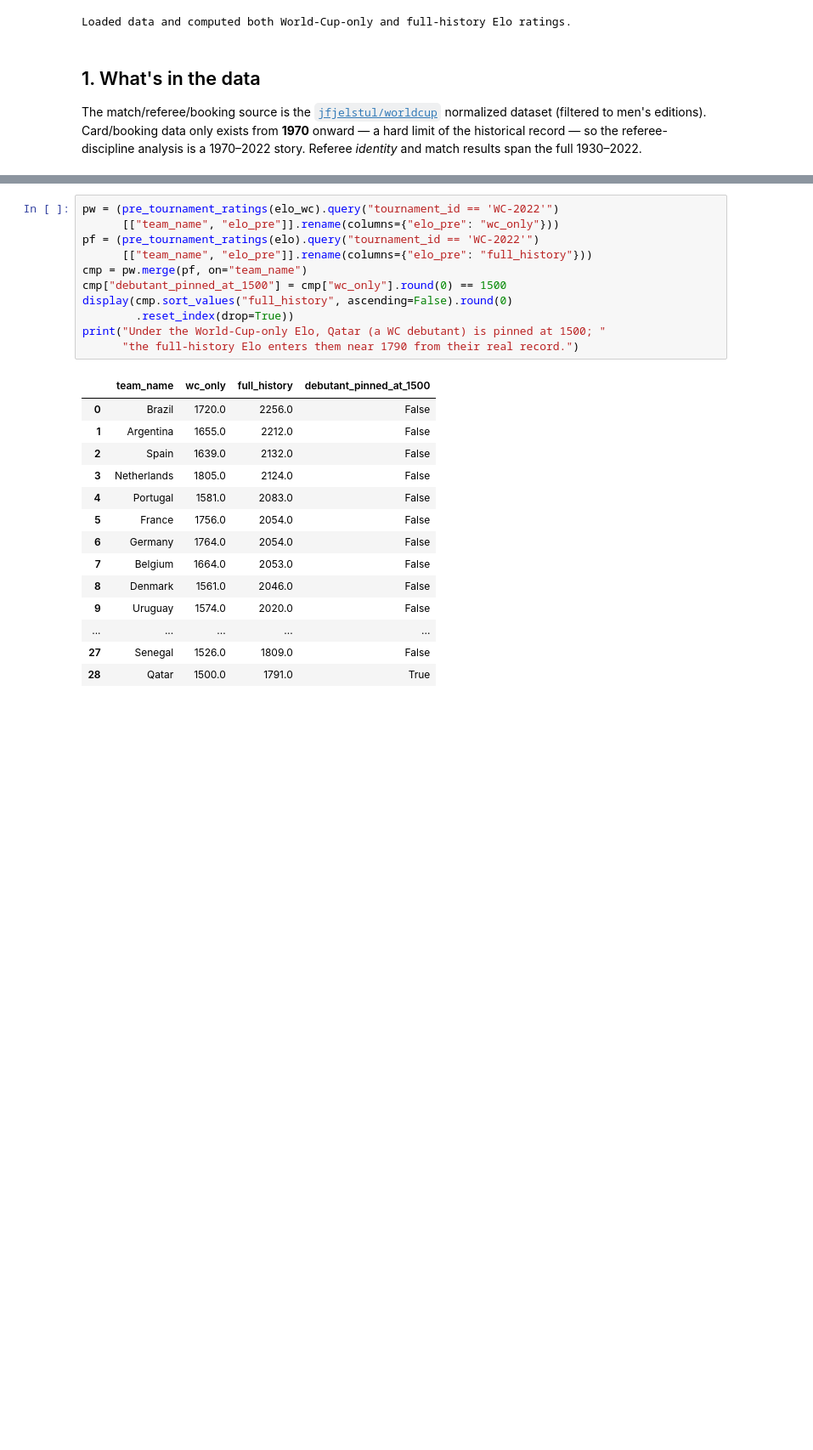
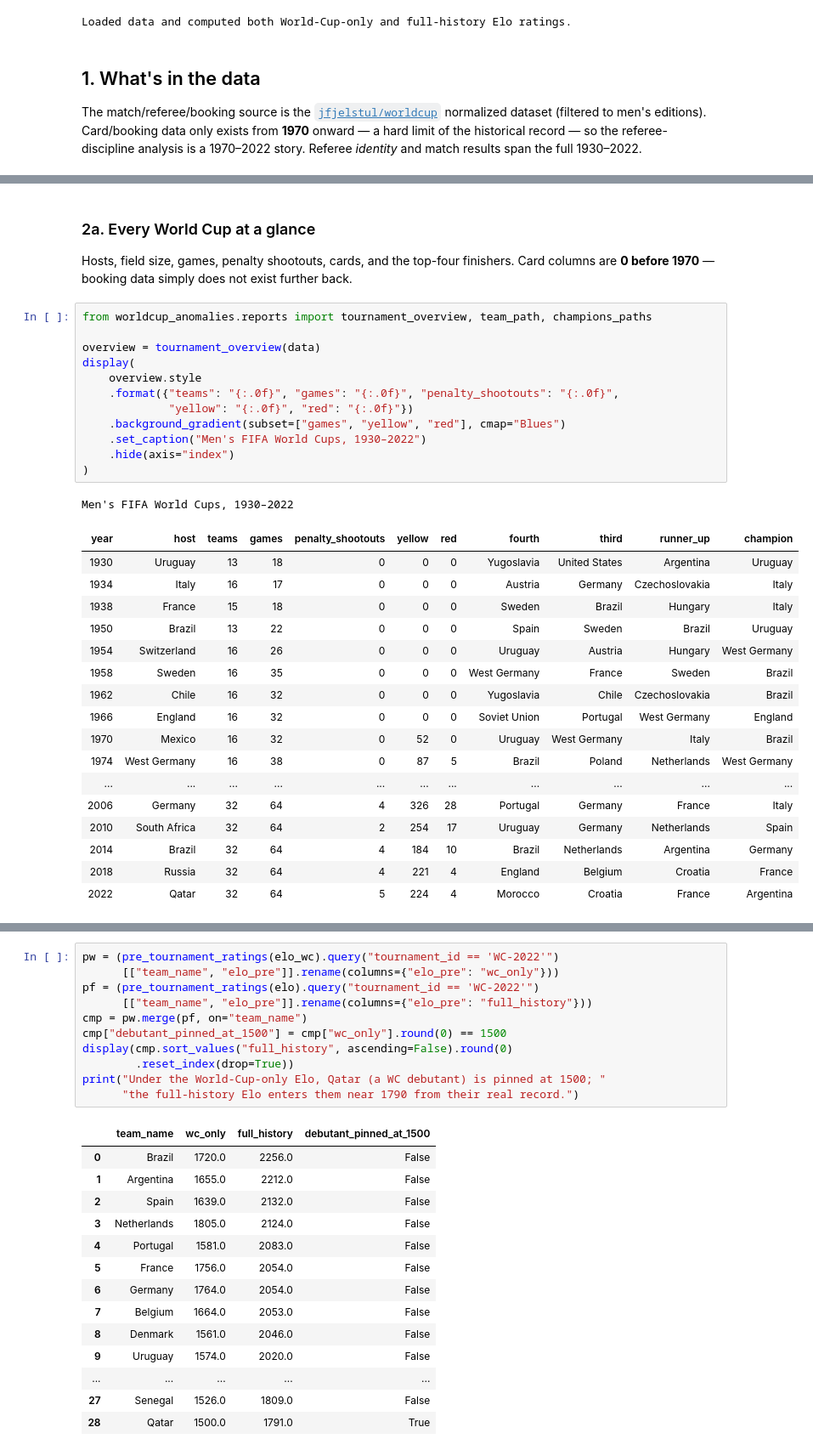
Before and after one commit to jorge-sader/worldcup-anomalies, a Jupyter notebook: notebooks/world_cup_irregularities.ipynb, the cells around one changed output, grey strips where cells are left out. Shown at 85% size. Drawn from its saved outputs; the diff is of its cells as text; blank space fills up the shorter version.

```diff
--- a/notebooks/world_cup_irregularities.ipynb
+++ b/notebooks/world_cup_irregularities.ipynb
@@ -77,0 +86,36 @@ Card data: 1970–2022  |  400 referees
+# %% [markdown]
+### 2a. Every World Cup at a glance
+
+Hosts, field size, games, penalty shootouts, cards, and the top-four finishers. Card columns are
+**0 before 1970** — booking data simply does not exist further back.
+# %%
+from worldcup_anomalies.reports import tournament_overview, team_path, champions_paths
+
+overview = tournament_overview(data)
+display(
+    overview.style
+    .format({"teams": "{:.0f}", "games": "{:.0f}", "penalty_shootouts": "{:.0f}",
+             "yellow": "{:.0f}", "red": "{:.0f}"})
+    .background_gradient(subset=["games", "yellow", "red"], cmap="Blues")
+    .set_caption("Men's FIFA World Cups, 1930–2022")
+    .hide(axis="index")
+)
+# %% [output]
+Men's FIFA World Cups, 1930–2022
+| year | host | teams | games | penalty_shootouts | yellow | red | fourth | third | runner_up | champion |
+| 1930 | Uruguay | 13 | 18 | 0 | 0 | 0 | Yugoslavia | United States | Argentina | Uruguay |
+| 1934 | Italy | 16 | 17 | 0 | 0 | 0 | Austria | Germany | Czechoslovakia | Italy |
+| 1938 | France | 15 | 18 | 0 | 0 | 0 | Sweden | Brazil | Hungary | Italy |
+| 1950 | Brazil | 13 | 22 | 0 | 0 | 0 | Spain | Sweden | Brazil | Uruguay |
+| 1954 | Switzerland | 16 | 26 | 0 | 0 | 0 | Uruguay | Austria | Hungary | West Germany |
+| 1958 | Sweden | 16 | 35 | 0 | 0 | 0 | West Germany | France | Sweden | Brazil |
+| 1962 | Chile | 16 | 32 | 0 | 0 | 0 | Yugoslavia | Chile | Czechoslovakia | Brazil |
+| 1966 | England | 16 | 32 | 0 | 0 | 0 | Soviet Union | Portugal | West Germany | England |
+| 1970 | Mexico | 16 | 32 | 0 | 52 | 0 | Uruguay | West Germany | Italy | Brazil |
+| 1974 | West Germany | 16 | 38 | 0 | 87 | 5 | Brazil | Poland | Netherlands | West Germany |
+| ... | ... | ... | ... | ... | ... | ... | ... | ... | ... | ... |
+| 2006 | Germany | 32 | 64 | 4 | 326 | 28 | Portugal | Germany | France | Italy |
+| 2010 | South Africa | 32 | 64 | 2 | 254 | 17 | Uruguay | Germany | Netherlands | Spain |
+| 2014 | Brazil | 32 | 64 | 4 | 184 | 10 | Brazil | Netherlands | Argentina | Germany |
+| 2018 | Russia | 32 | 64 | 4 | 221 | 4 | England | Belgium | Croatia | France |
+| 2022 | Qatar | 32 | 64 | 5 | 224 | 4 | Morocco | Croatia | France | Argentina |
```
Also changed, not shown: parts of 20 cells of this notebook, 4 other files.
